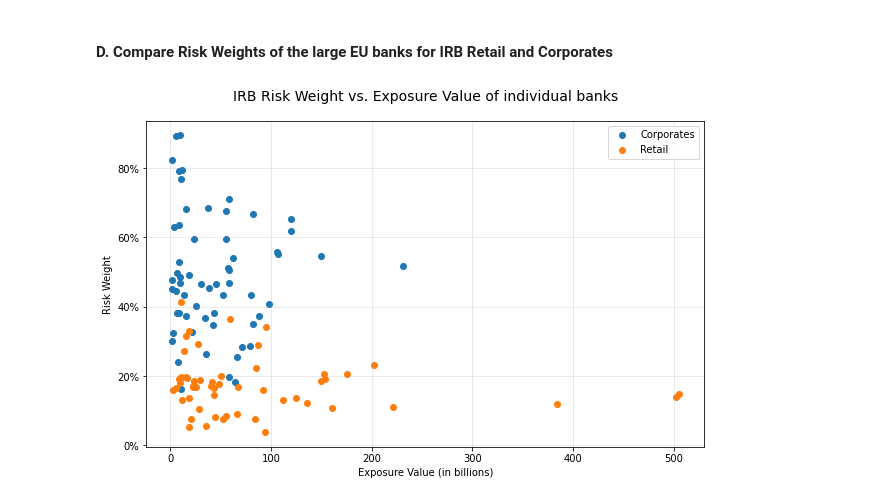
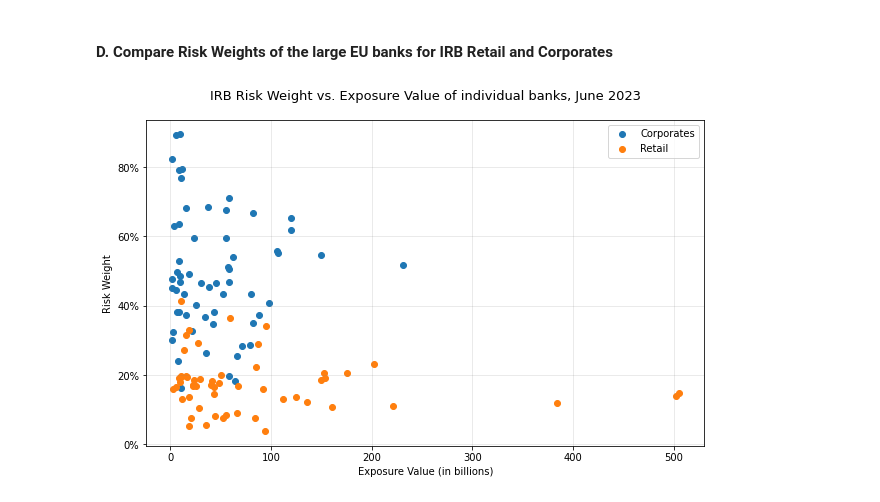
Before and after one commit to at621/eba_transparency, a Jupyter notebook: transparency_eba.ipynb, the cells around one changed output. Cells and saved outputs as stored; diff of their text form; code cells hidden in the pictures.

```diff
--- a/transparency_eba.ipynb
+++ b/transparency_eba.ipynb
@@ -225,25 +225,25 @@ df = pivot_df2[idx_1 & idx_2 & idx_3]
 # %%
 # Plotting
 plt.figure(figsize=(10, 6))
 
 # Plotting by category
 for label, group in df.groupby('exposure_label'):
     plt.scatter(group['exposure_value'], group['risk_weight'], label=label)
 
 # Formatting x-axis as thousands
 plt.gca().xaxis.set_major_formatter(ticker.FuncFormatter(lambda x, _: f'{x/1000:,.0f}'))
 
 # Formatting y-axis as percentage
 plt.gca().yaxis.set_major_formatter(ticker.PercentFormatter())
 
-plt.title('IRB Risk Weight vs. Exposure Value of individual banks', fontsize=14, pad=20)
+plt.title('IRB Risk Weight vs. Exposure Value of individual banks, June 2023', fontsize=13, pad=20)
 plt.xlabel('Exposure Value (in billions)')
 plt.ylabel('Risk Weight')
 plt.grid(True, color='grey', alpha=0.2)
 plt.legend()
 plt.show()
 # %% [output]
-[figure, old version]
+[figure, new version]
 # %%
 df.head(10)
 # %% [output]
```
